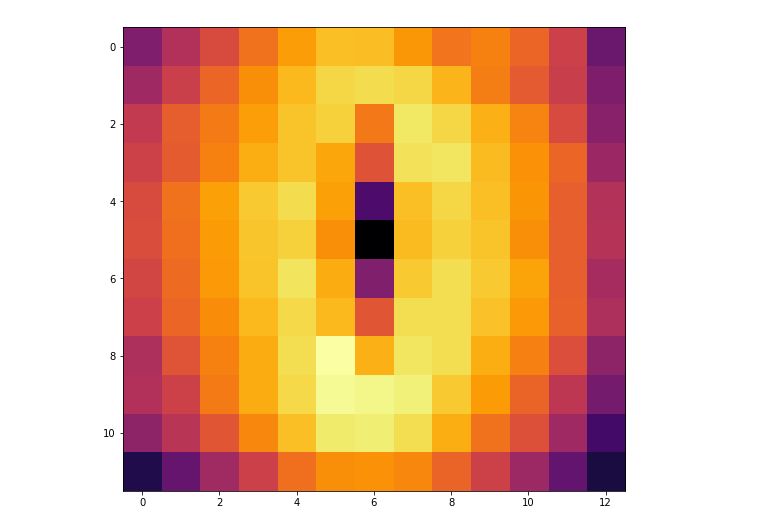
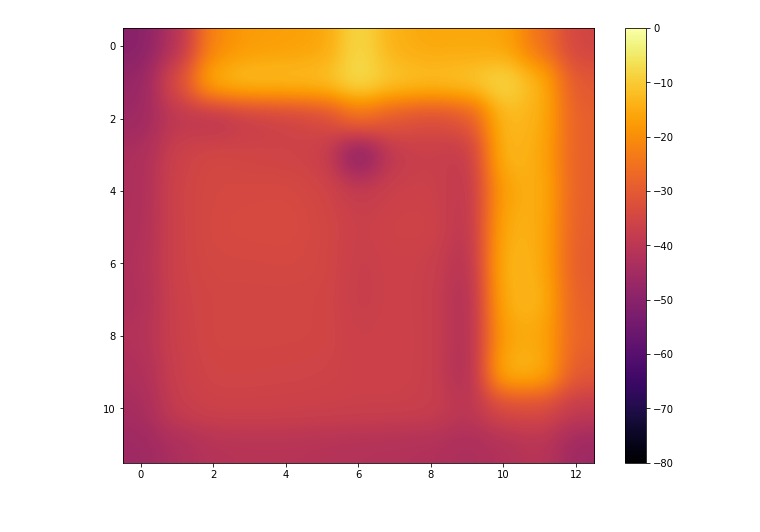
Before and after one commit to lsmanoel/CEM_4, a Jupyter notebook: 13.06/open_matrix_csv.ipynb, the cells around one changed output. Saved outputs shown, nothing was run; the diff lists cells and outputs as text; code cells hidden in the pictures.

```diff
--- a/13.06/open_matrix_csv.ipynb
+++ b/13.06/open_matrix_csv.ipynb
@@ -31,10 +31,21 @@ mag_plane_top_24_MHz = -mag_plane_top_24_MHz
 # %%
 import matplotlib.pyplot as plt
 
-plt.figure(figsize=(9,9))
-plt.imshow(mag_plane_bottom_24_MHz, cmap='inferno')
-plt.grid(False)
+fig = plt.figure(figsize=(11,8))
+
+# ==============================================================================
+ax = fig.add_subplot(1, 1, 1)
+
+img_elc_plane_top_24_MHz = ax.imshow(elc_plane_top_24_MHz,
+                                     interpolation ='gaussian',
+                                     cmap ='inferno',
+                                     vmax = 0,
+                                     vmin = -80)
+
+fig.colorbar(img_elc_plane_top_24_MHz, ax=ax)
+
+ax1.grid(False)
 
 plt.show()
 # %% [output]
-[figure, old version]
+[figure, new version]
```
Also changed, not shown: 1 other file.
